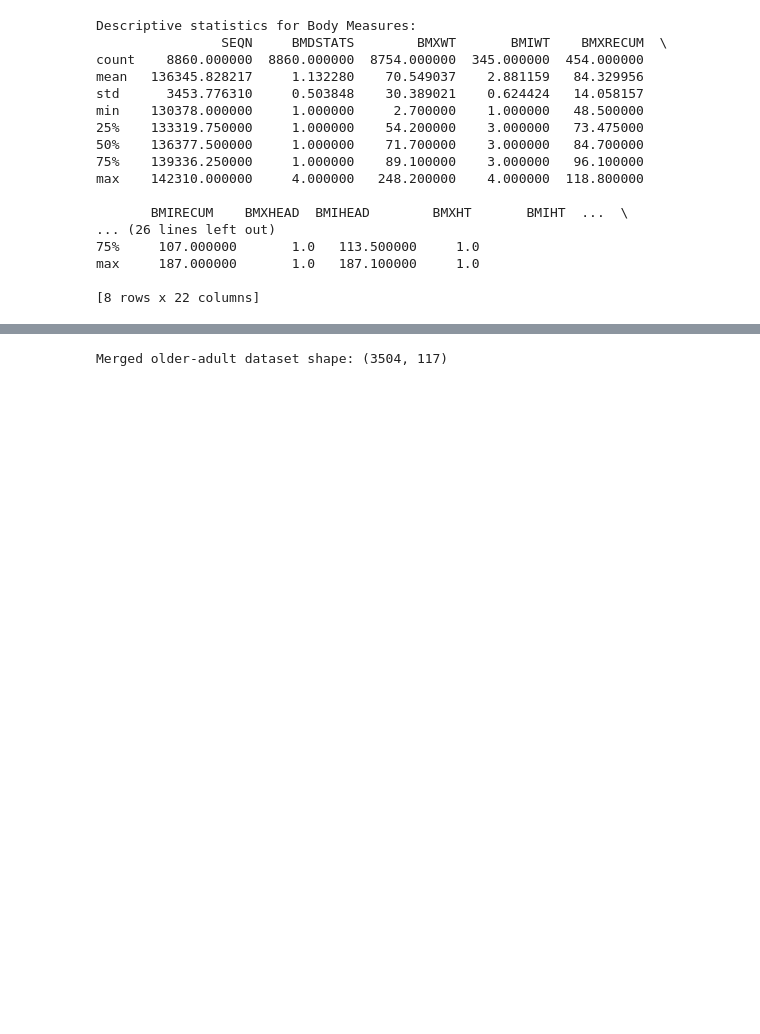
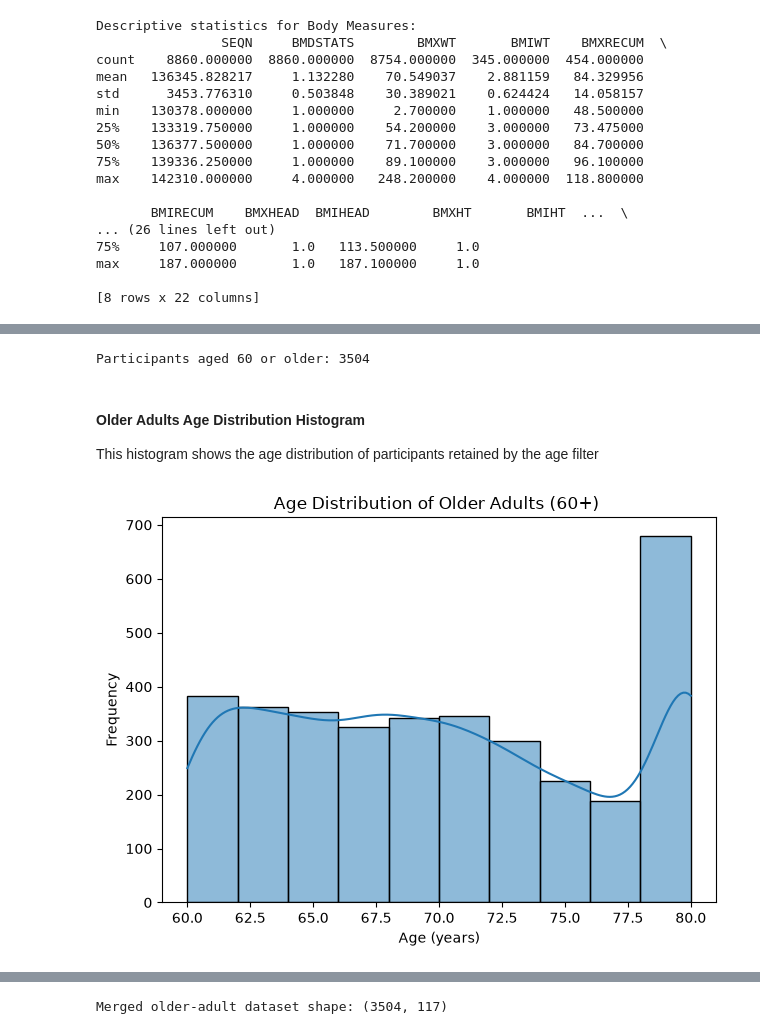
Before and after one commit to thaninnada/CA1_Machine_Learning_Sep2026, a Jupyter notebook: CA1_NHANES_Machine_Learning.ipynb, the cells around one changed output, grey strips where cells are left out. Drawn from its saved outputs; the diff is of its cells as text; code cells hidden in the pictures; blank space fills up the shorter version.

```diff
--- a/CA1_NHANES_Machine_Learning.ipynb
+++ b/CA1_NHANES_Machine_Learning.ipynb
@@ -644,0 +703,4 @@ plt.show()
+# %%
+# Correct the tiny CSV export value that was confirmed as zero in the original XPT data.
+income_export_zero = 5.3976053469340279e-79
+df_DEMO["INDFMPIR"] = df_DEMO["INDFMPIR"].replace(income_export_zero, 0)
@@ -644,0 +740,23 @@ plt.show()
+# %%
+# Keep participants aged 60 years and older.
+df_older_adults = df_DEMO.loc[df_DEMO["RIDAGEYR"] >= 60].copy()
+
+print("Participants aged 60 or older:", df_older_adults.shape[0])
+# %% [output]
+Participants aged 60 or older: 3504
+# %% [markdown]
+#### Older Adults Age Distribution Histogram
+
+This histogram shows the age distribution of participants retained by the age filter
+# %%
+# Plot the age distribution for participants aged 60 or older.
+
+sns.histplot(df_older_adults, x="RIDAGEYR", binwidth = 2, kde = True)  # Bins from 60 to 80 years
+plt.title("Age Distribution of Older Adults (60+) ")
+plt.xlabel("Age (years)")
+plt.ylabel("Frequency")
+
+plt.tight_layout()
+plt.show()
+# %% [output]
+[figure, added]
```
Also changed, not shown: parts of 118 cells of this notebook.
